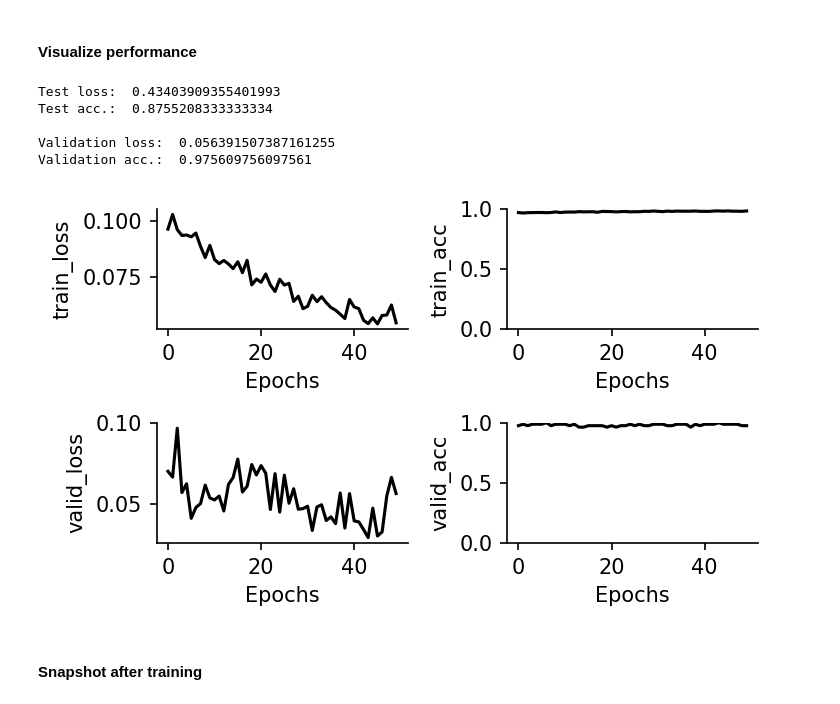
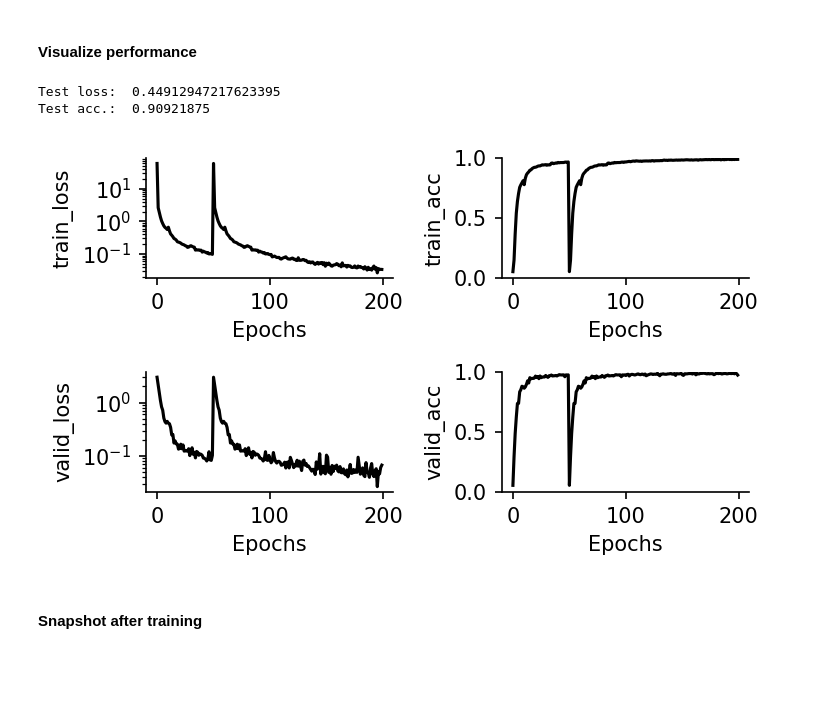
Before and after one commit to fmi-basel/stork, a Jupyter notebook: examples/03_Deep_ConvSNN_SHD.ipynb, the cells around one changed output. Saved outputs shown, nothing was run; the diff lists cells and outputs as text; code cells hidden in the pictures; blank space fills up the shorter version.

```diff
--- a/examples/03_Deep_ConvSNN_SHD.ipynb
+++ b/examples/03_Deep_ConvSNN_SHD.ipynb
@@ -57,7 +77,7 @@ gen_kwargs = dict(
 # %% [markdown]
 #### Load and split dataset into train / validation / test
 # %%
-train_dataset = HDF5Dataset(os.path.join(datadir, "shd_train.h5"), **gen_kwargs)
+train_dataset = HDF5Dataset(os.path.join(datadir, "shd_train.h5"), **train_gen_kwargs)
 
 # Split into train and validation set
 mother_dataset = train_dataset
@@ -67,7 +87,7 @@ split = int(validation_split * len(mother_dataset))
 valid_dataset = DatasetView(mother_dataset, elements[split:])
 train_dataset = DatasetView(mother_dataset, elements[:split])
 
-test_dataset = HDF5Dataset(os.path.join(datadir, "shd_test.h5"), **gen_kwargs)
+test_dataset = HDF5Dataset(os.path.join(datadir, "shd_test.h5"), **test_gen_kwargs)
 # %% [markdown]
 ## Set up the model
 # %%
@@ -87,19 +107,21 @@ recurrent_kwargs = {'kernel_size': 5,
                     'stride': 1,
                     'padding': 2}
 
+nb_hidden_units_dense = 1024
 # Neuron Parameters
 # # # # # # # # # # #
 
 neuron_group = LIFGroup
 tau_mem = 20e-3
 tau_syn = 10e-3
-tau_readout = duration
+tau_readout = 200e-3
+stochastic = True
 
 # Training parameters
 # # # # # # # # # # #
 
 batch_size = 200
-device = torch.device("cuda:0")
+device = torch.device("cuda:1")
 dtype = torch.float
 lr = 5e-3
 nb_epochs = 50
@@ -134,7 +187,7 @@ regs.append(regUB)
 #### Initializer setup
 We initialize in the fluctuation-driven regime with a target membrane potential standard deviation $\sigma_U=1.0$. Additionally, we set the proportion of membrane potential fluctuations driven by feed-forward inputs to $\alpha=0.9$.
 # %%
-sigma_u = 1.0
+sigma_u = 0.5
 nu = 15.8
 
 initializer = FluctuationDrivenCenteredNormalInitializer(
@@ -258,13 +366,11 @@ takes around 85 minutes using a powerful GPU
 # %%
-results = {}
-
-history = model.fit_validate(
-    train_dataset,
-    valid_dataset,
-    nb_epochs=nb_epochs,
-    verbose=True)
-
-results["train_loss"] = history["loss"].tolist()
-results["train_acc"] = history["acc"].tolist()
-results["valid_loss"] = history["val_loss"].tolist()
-results["valid_acc"] = history["val_acc"].tolist()
+if "train_loss" in results:
+    results["train_loss"] += history["loss"].tolist()
+    results["train_acc"] += history["acc"].tolist()
+    results["valid_loss"] += history["val_loss"].tolist()
+    results["valid_acc"] += history["val_acc"].tolist()
+else:
+    results["train_loss"] = history["loss"].tolist()
+    results["train_acc"] = history["acc"].tolist()
+    results["valid_loss"] = history["val_loss"].tolist()
+    results["valid_acc"] = history["val_acc"].tolist()
@@ -294,37 +382,34 @@ results["test_loss"], _, results["test_acc"] = scores
 # %% [markdown]
 #### Visualize performance
 # %%
-fig, ax = plt.subplots(2,2, figsize=(5,3), dpi=150)
+fig, ax = plt.subplots(2, 2, figsize=(5, 3), dpi=150)
 
 for i, n in enumerate(["train_loss", "train_acc", "valid_loss", "valid_acc"]):
 
     if i < 2:
         a = ax[0][i]
     else:
-        a = ax[1][i-2]
+        a = ax[1][i - 2]
 
     a.plot(results[n], color="black")
     a.set_xlabel("Epochs")
     a.set_ylabel(n)
+
+    if "loss" in n:
+        a.set_yscale("log")
 
 ax[0, 1].set_ylim(0, 1)
 ax[1, 1].set_ylim(0, 1)
 
 sns.despine()
 plt.tight_layout()
 
 print("Test loss: ", results["test_loss"])
 print("Test acc.: ", results["test_acc"])
-
-print("\nValidation loss: ", results["valid_loss"][-1])
-print("Validation acc.: ", results["valid_acc"][-1])
 # %% [output]
-Test loss:  0.43403909355401993
-Test acc.:  0.8755208333333334
-
-Validation loss:  0.056391507387161255
-Validation acc.:  0.975609756097561
+Test loss:  0.44912947217623395
+Test acc.:  0.90921875
-[figure, old version]
+[figure, new version]
 # %% [markdown]
 #### Snapshot after training
 # %%
```
Also changed, not shown: parts of 16 cells of this notebook.
